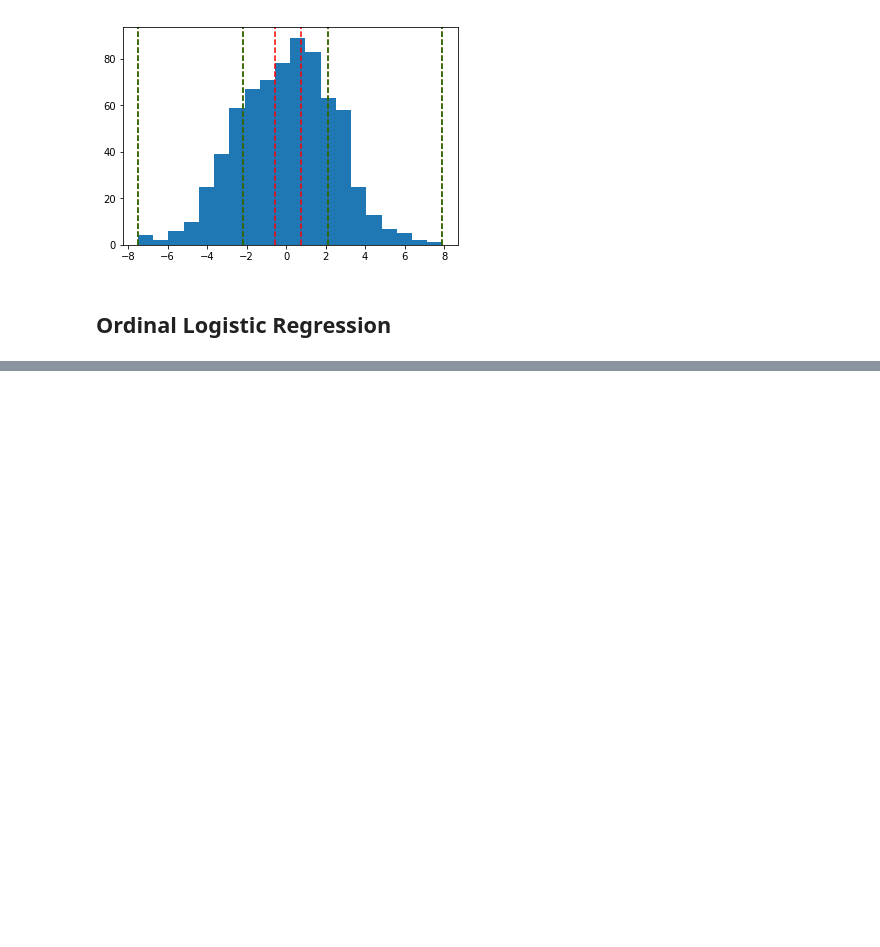
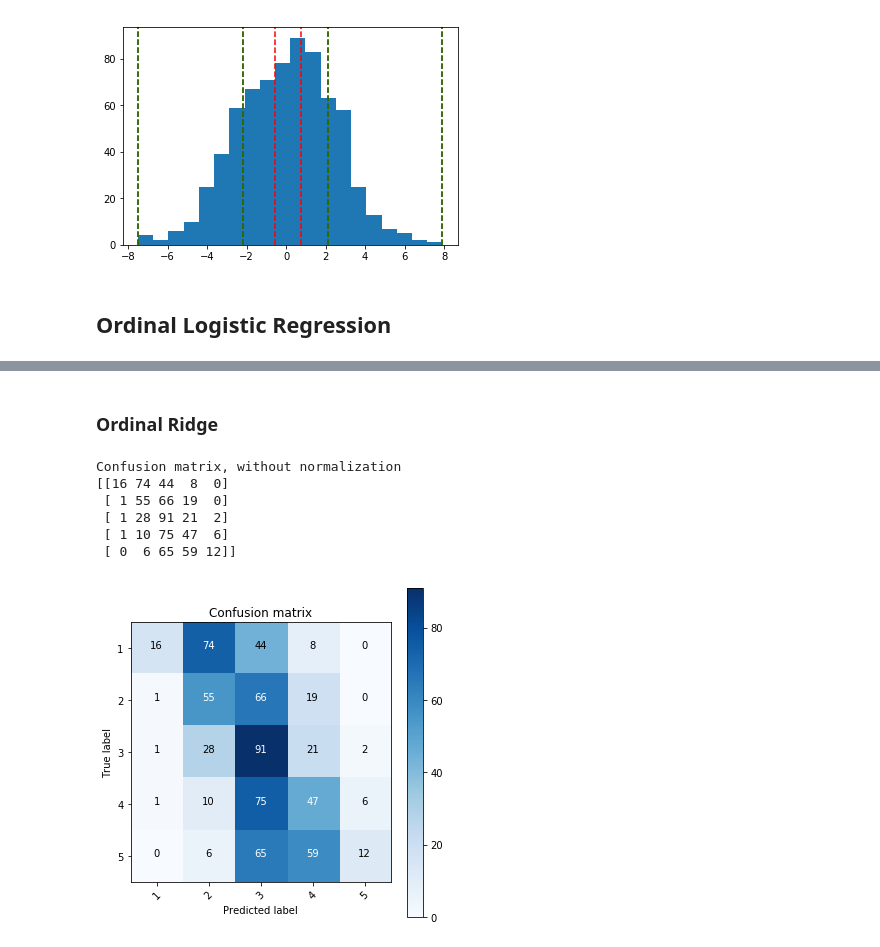
Before and after one commit to raulds77/inference_project, a Jupyter notebook: Observable PCA.ipynb, the cells around one changed output, grey strips where cells are left out. Cells and saved outputs as stored; diff of their text form; code cells hidden in the pictures; blank space fills up the shorter version.

```diff
--- a/Observable PCA.ipynb
+++ b/Observable PCA.ipynb
@@ -191,0 +229,15 @@ Confusion matrix, without normalization
+# %% [markdown]
+### Ordinal Ridge
+# %%
+ord_logit = mord.OrdinalRidge(alpha=1.0)
+ord_logit.fit(X = x_fit, y = y_true )
+y_pred = ord_logit.predict(x_fit)
+plot_confusion_matrix( confusion_matrix( y_true , y_pred ) , classes=[1,2,3,4,5] ,size = 5)
+# %% [output]
+Confusion matrix, without normalization
+[[16 74 44  8  0]
+ [ 1 55 66 19  0]
+ [ 1 28 91 21  2]
+ [ 1 10 75 47  6]
+ [ 0  6 65 59 12]]
+[figure, added]
```
Also changed, not shown: parts of 8 cells of this notebook, 2 other files.
